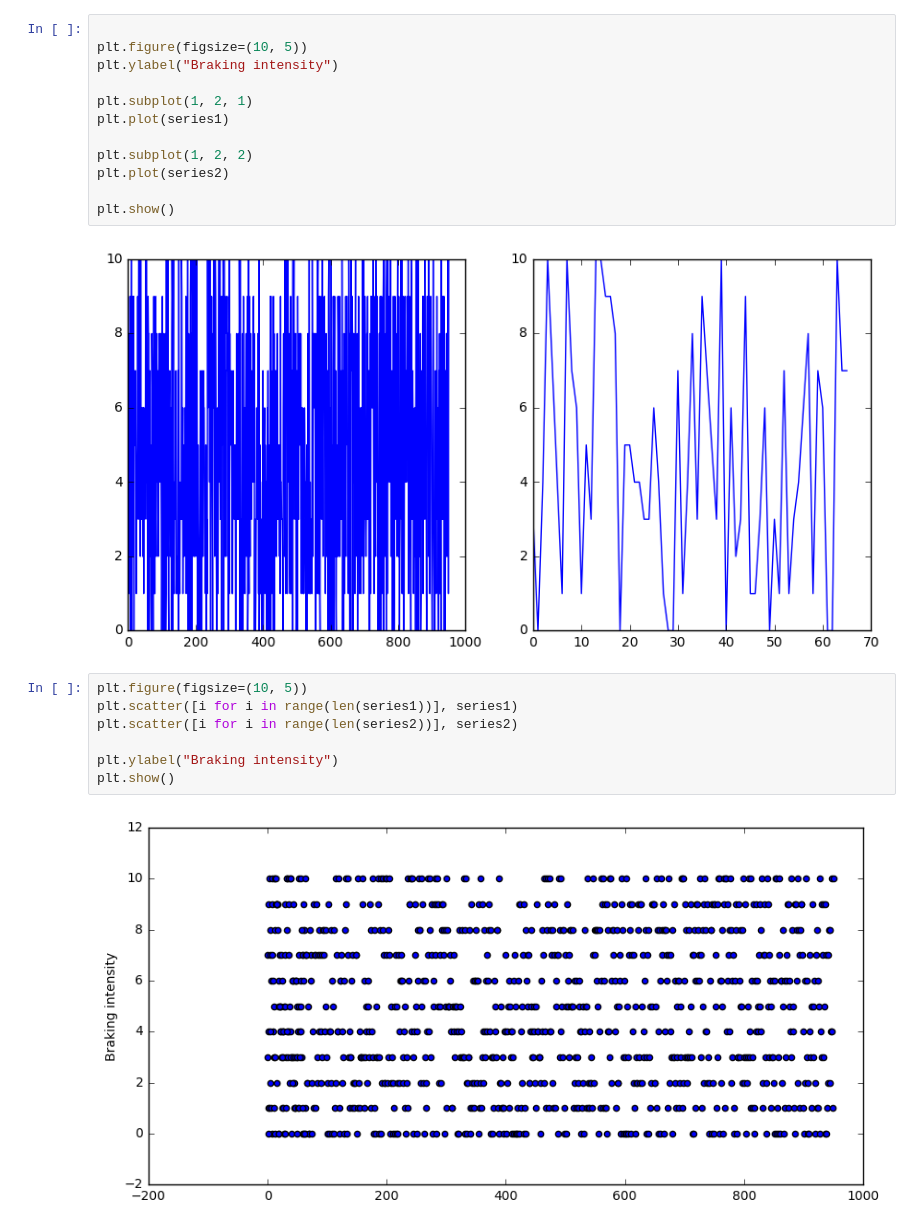
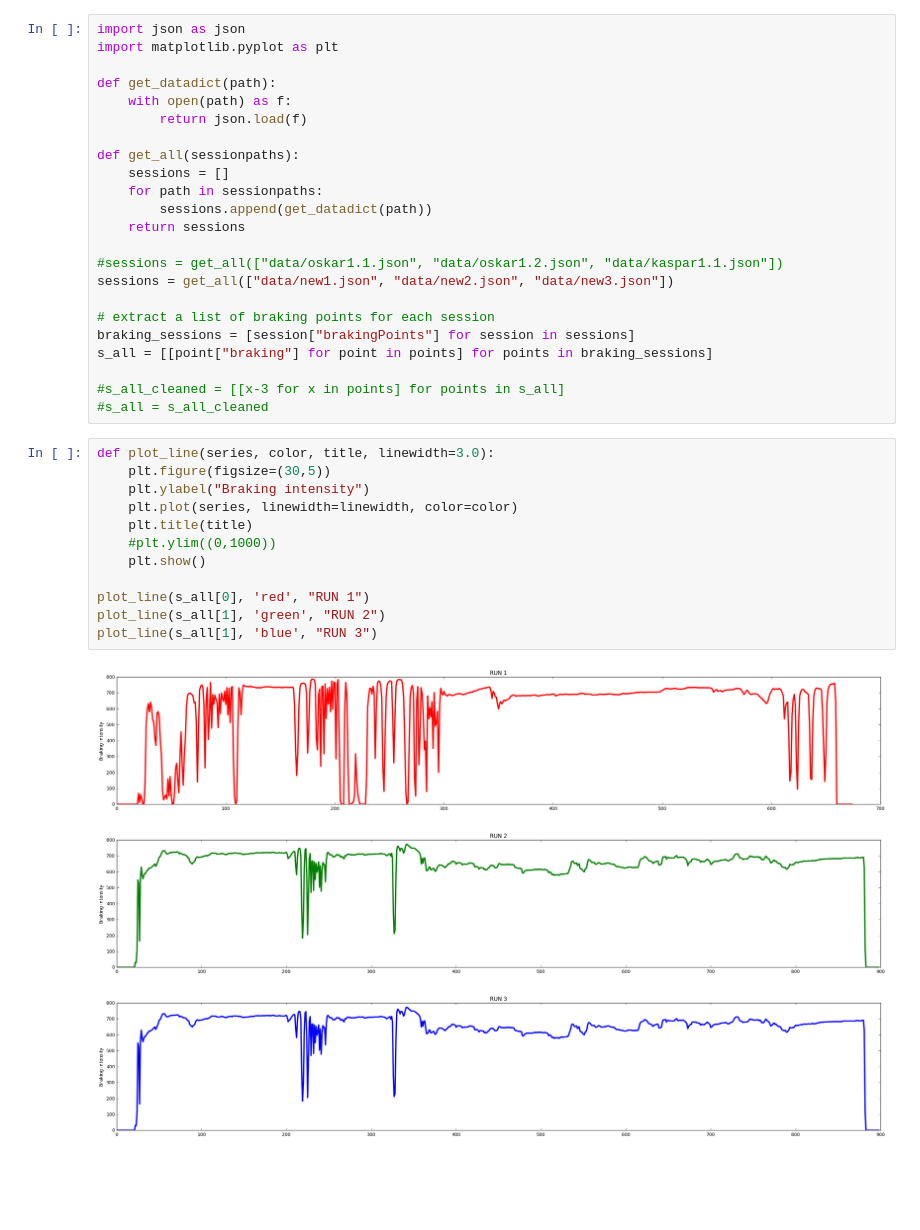
Before and after one commit to ossu54/EngaugeServer, a Jupyter notebook: analysis/example_analysis.ipynb, the cells around one changed output. Drawn from its saved outputs; the diff is of its cells as text; blank space fills up the shorter version.

Commit message:
Improved analysis, more plots etc

```diff
--- a/analysis/example_analysis.ipynb
+++ b/analysis/example_analysis.ipynb
@@ -15,23 +1,39 @@ series2 = [point["braking"] for point in data2["brakingPoints"]]
-# %%
-
-plt.figure(figsize=(10, 5))
-plt.ylabel("Braking intensity")
-
-plt.subplot(1, 2, 1)
-plt.plot(series1)
-
-plt.subplot(1, 2, 2)
-plt.plot(series2)
-
-plt.show()
-# %% [output]
-[figure, removed]
-# %%
-plt.figure(figsize=(10, 5))
-plt.scatter([i for i in range(len(series1))], series1)
-plt.scatter([i for i in range(len(series2))], series2)
-
-plt.ylabel("Braking intensity")
-plt.show()
-# %% [output]
-[figure, removed]
+# %%
+import json as json
+import matplotlib.pyplot as plt
+
+def get_datadict(path):
+    with open(path) as f:
+        return json.load(f)
+
+def get_all(sessionpaths):
+    sessions = []
+    for path in sessionpaths:
+        sessions.append(get_datadict(path))
+    return sessions
+
+#sessions = get_all(["data/oskar1.1.json", "data/oskar1.2.json", "data/kaspar1.1.json"])
+sessions = get_all(["data/new1.json", "data/new2.json", "data/new3.json"])
+
+# extract a list of braking points for each session
+braking_sessions = [session["brakingPoints"] for session in sessions]
+s_all = [[point["braking"] for point in points] for points in braking_sessions]
+
+#s_all_cleaned = [[x-3 for x in points] for points in s_all]
+#s_all = s_all_cleaned
+# %%
+def plot_line(series, color, title, linewidth=3.0):
+    plt.figure(figsize=(30,5))
+    plt.ylabel("Braking intensity")
+    plt.plot(series, linewidth=linewidth, color=color)
+    plt.title(title)
+    #plt.ylim((0,1000))
+    plt.show()
+
+plot_line(s_all[0], 'red', "RUN 1")
+plot_line(s_all[1], 'green', "RUN 2")
+plot_line(s_all[1], 'blue', "RUN 3")
+# %% [output]
+[figure, added]
+[figure, added]
+[figure, added]
```
Also changed, not shown: parts of 4 cells of this notebook, 8 other files.
